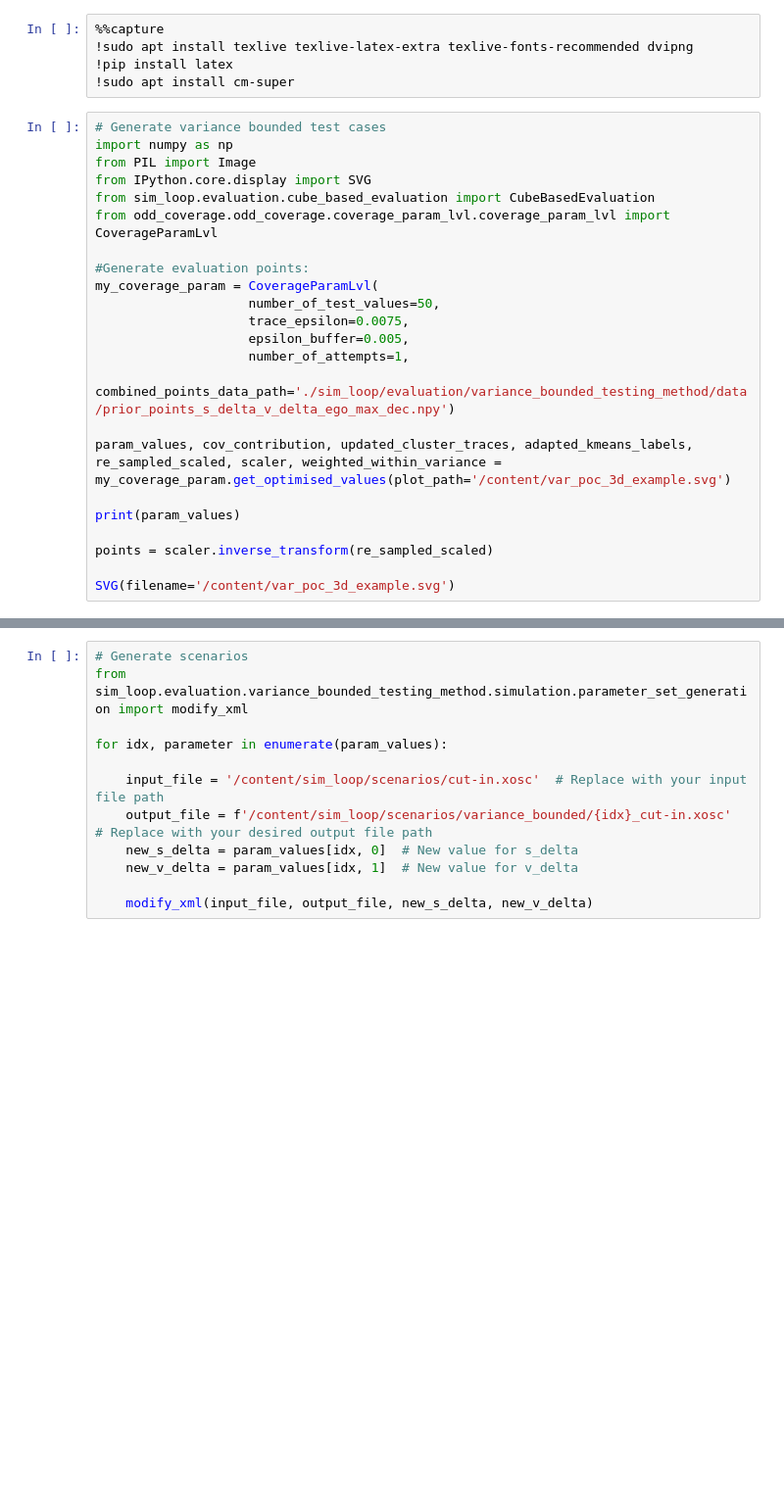
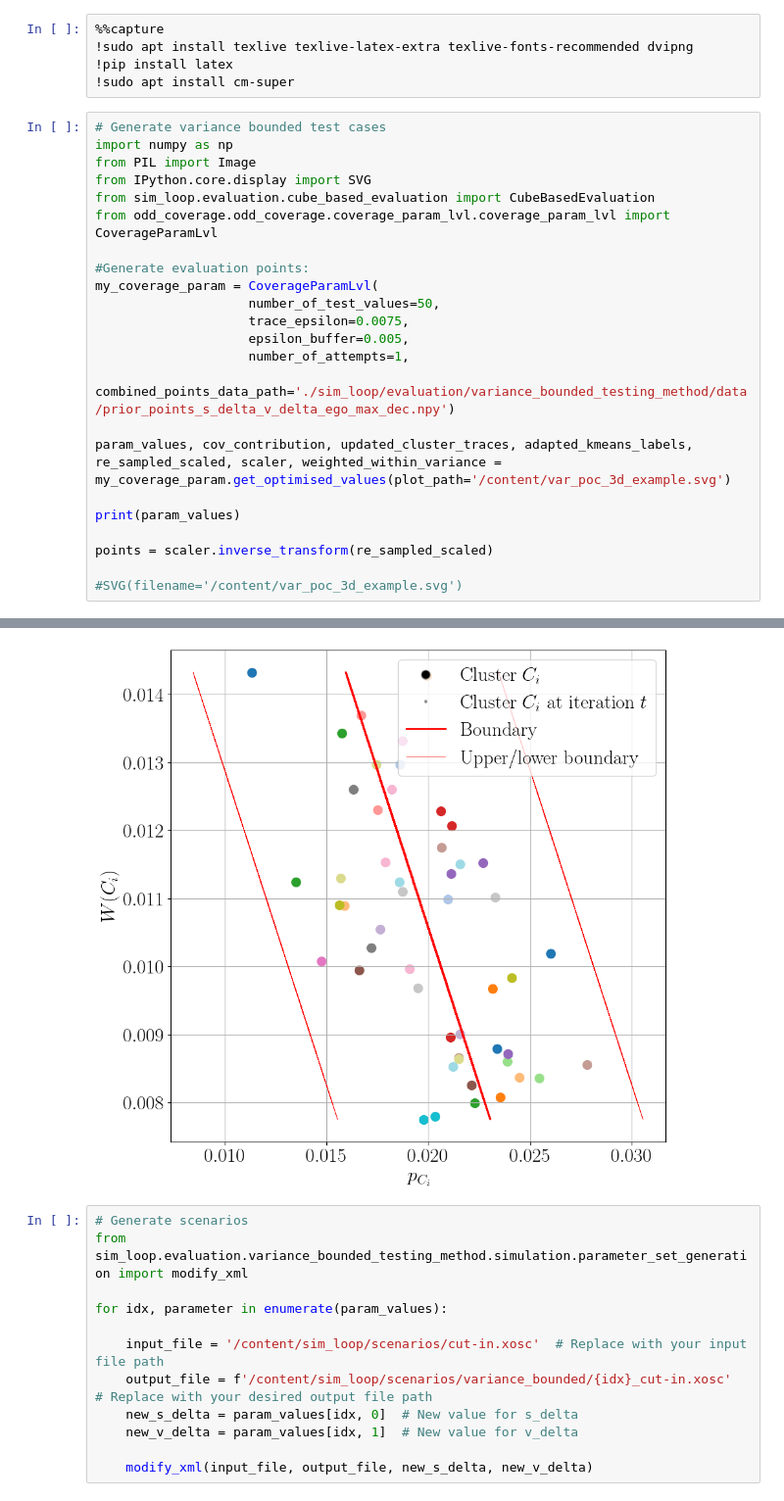
Before and after one commit to patrickw16/sim_loop, a Jupyter notebook: evaluation/variance_bounded_testing_method/simulation/variance_bounded_colab.ipynb, the cells around one changed output, grey strips where cells are left out. Shown at 98% size. Cells and saved outputs as stored; diff of their text form; blank space fills up the shorter version.

```diff
--- a/evaluation/variance_bounded_testing_method/simulation/variance_bounded_colab.ipynb
+++ b/evaluation/variance_bounded_testing_method/simulation/variance_bounded_colab.ipynb
@@ -108,4 +86,5 @@ print(param_values)
 
 points = scaler.inverse_transform(re_sampled_scaled)
 
-SVG(filename='/content/var_poc_3d_example.svg')
+#SVG(filename='/content/var_poc_3d_example.svg')
+# %% [output]
@@ -112,3 +108,4 @@ SVG(filename='/content/var_poc_3d_example.svg')
+[figure, added]
 # %%
 # Generate scenarios
 from sim_loop.evaluation.variance_bounded_testing_method.simulation.parameter_set_generation import modify_xml
```
Also changed, not shown: parts of 8 cells of this notebook.
